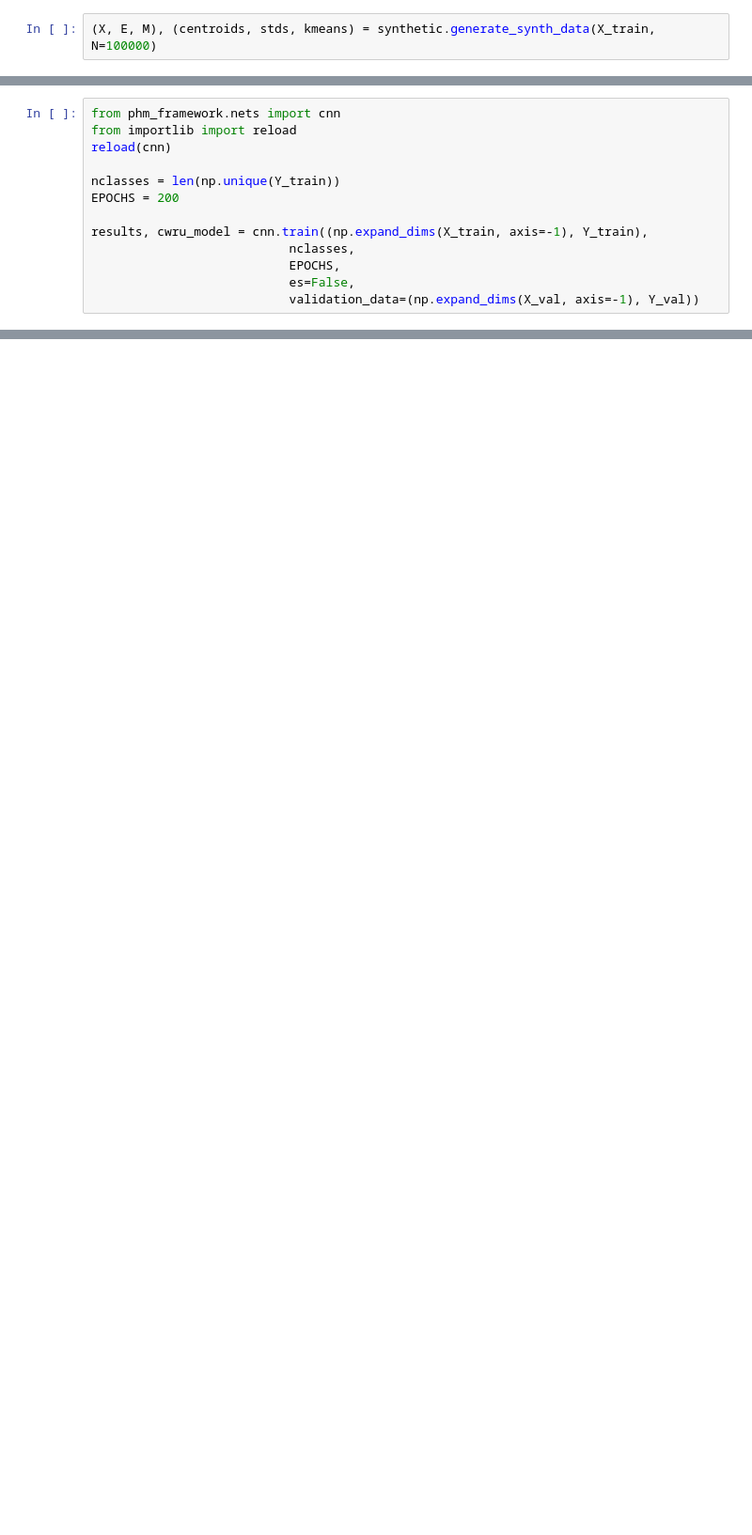
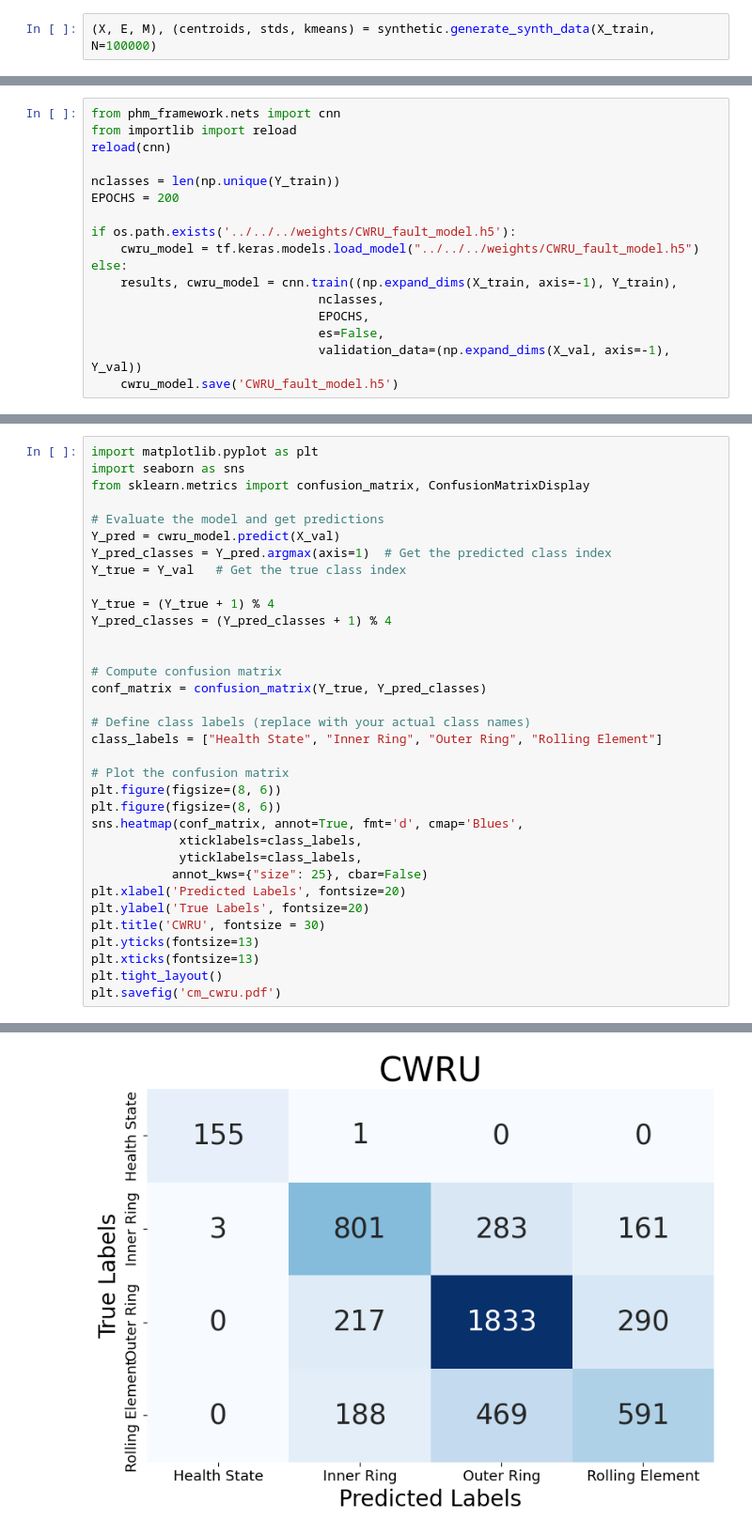
Before and after one commit to dasolma/diffLIME, a Jupyter notebook: src/phm_framework/notebooks/Explain CWRU.ipynb, the cells around one changed output, grey strips where cells are left out. Shown at 94% size. Drawn from its saved outputs; the diff is of its cells as text; blank space fills up the shorter version.

```diff
--- a/src/phm_framework/notebooks/Explain CWRU.ipynb
+++ b/src/phm_framework/notebooks/Explain CWRU.ipynb
@@ -130,9 +121,13 @@ reload(cnn)
 nclasses = len(np.unique(Y_train))
 EPOCHS = 200
 
-results, cwru_model = cnn.train((np.expand_dims(X_train, axis=-1), Y_train),
-                           nclasses,
-                           EPOCHS,
-                           es=False,
-                           validation_data=(np.expand_dims(X_val, axis=-1), Y_val))
+if os.path.exists('../../../weights/CWRU_fault_model.h5'):
+    cwru_model = tf.keras.models.load_model("../../../weights/CWRU_fault_model.h5")
+else:
+    results, cwru_model = cnn.train((np.expand_dims(X_train, axis=-1), Y_train),
+                               nclasses,
+                               EPOCHS,
+                               es=False,
+                               validation_data=(np.expand_dims(X_val, axis=-1), Y_val))
+    cwru_model.save('CWRU_fault_model.h5')
 # %% [output]
@@ -497,0 +147,35 @@ plt.savefig("imp.svg")
+# %%
+import matplotlib.pyplot as plt
+import seaborn as sns
+from sklearn.metrics import confusion_matrix, ConfusionMatrixDisplay
+
+# Evaluate the model and get predictions
+Y_pred = cwru_model.predict(X_val)
+Y_pred_classes = Y_pred.argmax(axis=1)  # Get the predicted class index
+Y_true = Y_val   # Get the true class index
+
+Y_true = (Y_true + 1) % 4
+Y_pred_classes = (Y_pred_classes + 1) % 4
+
+
+# Compute confusion matrix
+conf_matrix = confusion_matrix(Y_true, Y_pred_classes)
+
+# Define class labels (replace with your actual class names)
+class_labels = ["Health State", "Inner Ring", "Outer Ring", "Rolling Element"]
+
+# Plot the confusion matrix
+plt.figure(figsize=(8, 6))
+plt.figure(figsize=(8, 6))
+sns.heatmap(conf_matrix, annot=True, fmt='d', cmap='Blues',
+            xticklabels=class_labels,
+            yticklabels=class_labels,
+           annot_kws={"size": 25}, cbar=False)
+plt.xlabel('Predicted Labels', fontsize=20)
+plt.ylabel('True Labels', fontsize=20)
+plt.title('CWRU', fontsize = 30)
+plt.yticks(fontsize=13)
+plt.xticks(fontsize=13)
+plt.tight_layout()
+plt.savefig('cm_cwru.pdf')
+# %% [output]
@@ -497,0 +184 @@ plt.savefig("imp.svg")
+[figure, added]
```
Also changed, not shown: parts of 23 cells of this notebook, 1 other file.
